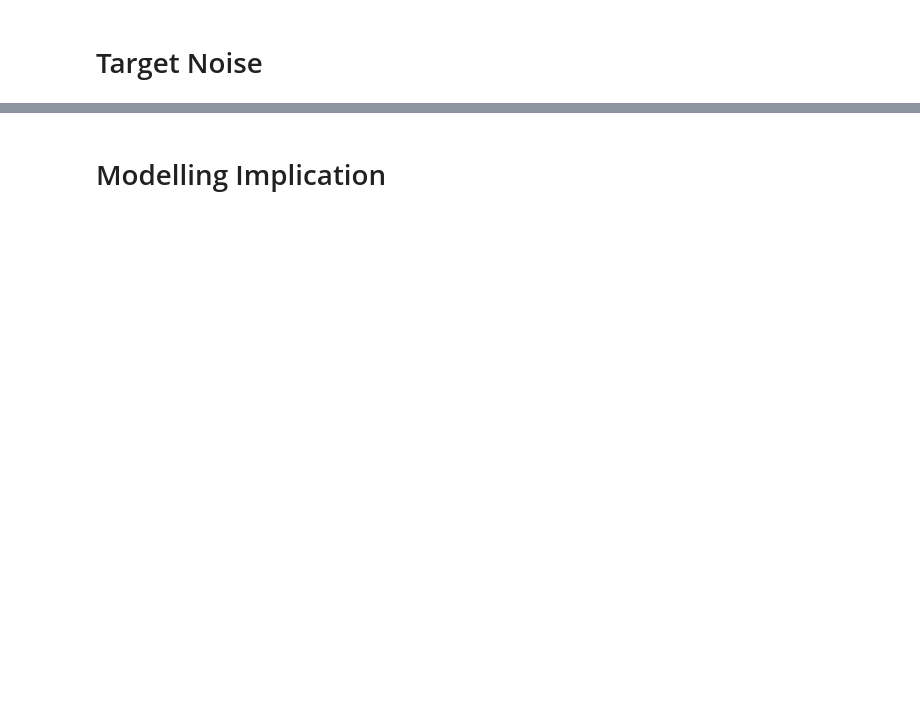
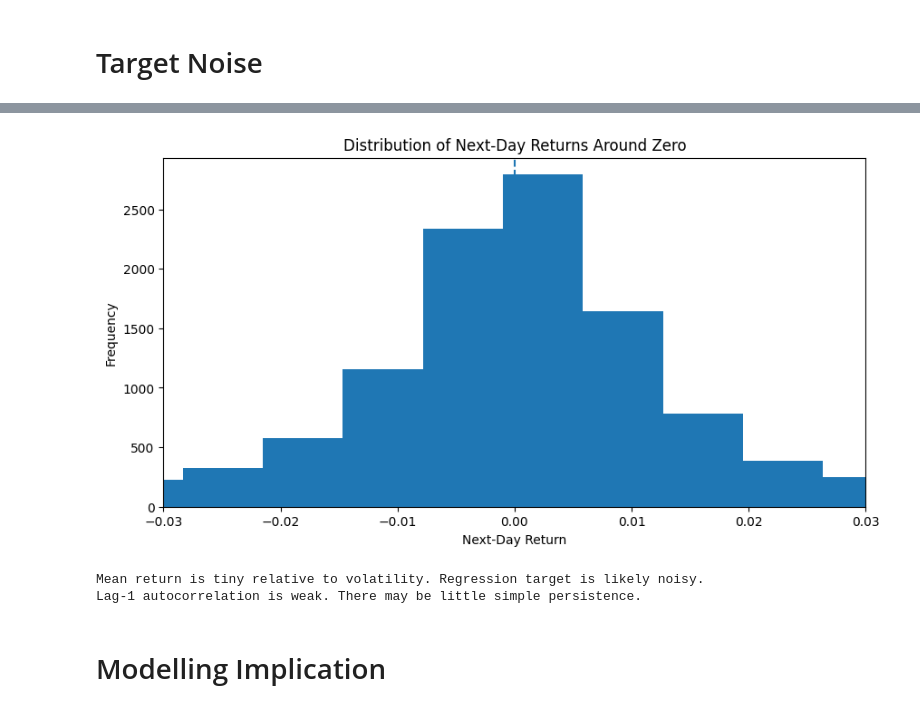
Before and after one commit to maxautomateseverything/market-intelligence-pipeline, a Jupyter notebook: notebooks/08 - Target Analysis.ipynb, the cells around one changed output, grey strips where cells are left out. Saved outputs shown, nothing was run; the diff lists cells and outputs as text; code cells hidden in the pictures; blank space fills up the shorter version.

```diff
--- a/notebooks/08 - Target Analysis.ipynb
+++ b/notebooks/08 - Target Analysis.ipynb
@@ -251,2 +1261,32 @@ Return to risk - mean vs volatility:
+# %%
+plt.figure(figsize=(10, 5))
+plt.hist(df[target_return], bins=100)
+plt.xlim(-0.03, 0.03)
+plt.axvline(0, linestyle="--")
+plt.title("Distribution of Next-Day Returns Around Zero")
+plt.xlabel("Next-Day Return")
+plt.ylabel("Frequency")
+plt.show()
+# %% [output]
+[figure, added]
+# %%
+share_tiny = df[target_return].between(-0.005, 0.005).mean()
+snr = df[target_return].mean() / df[target_return].std()
+autocorr_1 = df[target_return].autocorr(lag=1)
+
+if share_tiny > 0.60:
+    print("Many returns are very close to zero. Direction prediction may be difficult.")
+
+if abs(snr) < 0.05:
+    print("Mean return is tiny relative to volatility. Regression target is likely noisy.")
+
+if abs(autocorr_1) < 0.05:
+    print("Lag-1 autocorrelation is weak. There may be little simple persistence.")
+
+if abs(autocorr_1) > 0.10:
+    print("There may be some persistence or mean-reversion worth investigating.")
+# %% [output]
+Mean return is tiny relative to volatility. Regression target is likely noisy.
+Lag-1 autocorrelation is weak. There may be little simple persistence.
 # %% [markdown]
 # Modelling Implication
```
Also changed, not shown: parts of 39 cells of this notebook, 5 other files.
